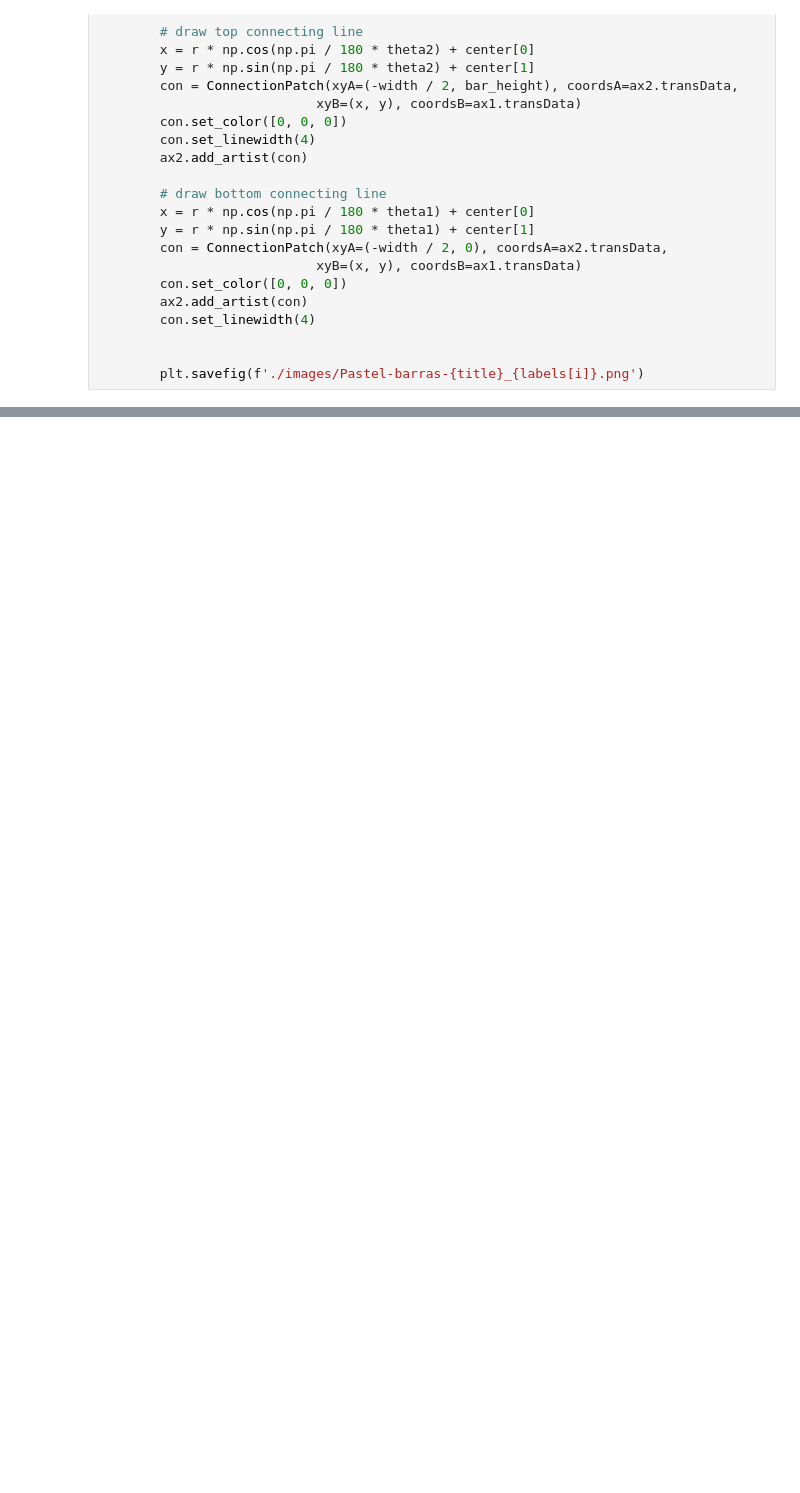
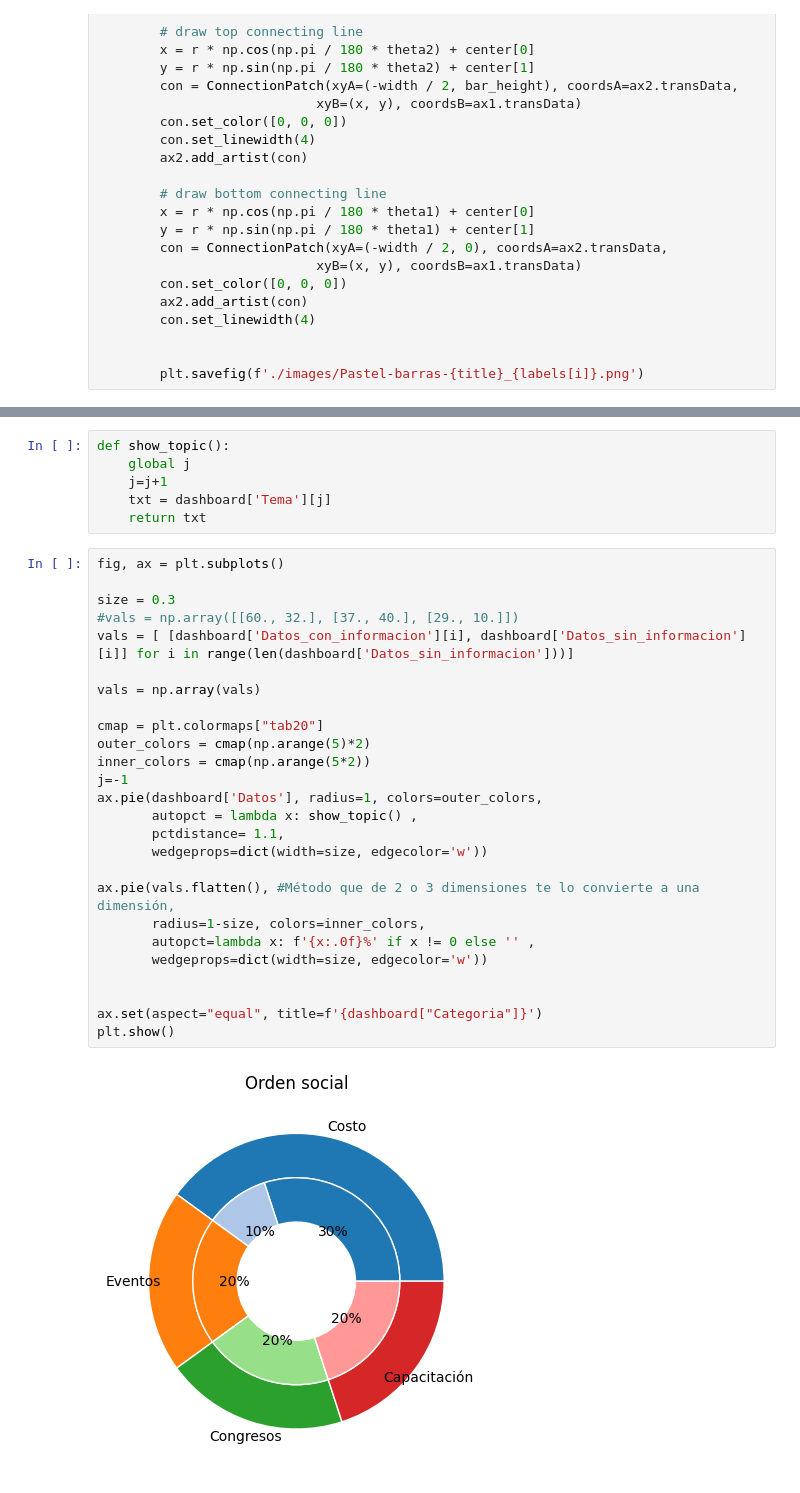
Before and after one commit to BricoBC/dashboard, a Jupyter notebook: main copy.ipynb, the cells around one changed output, grey strips where cells are left out. Cells and saved outputs as stored; diff of their text form; blank space fills up the shorter version.

```diff
--- a/main copy.ipynb
+++ b/main copy.ipynb
@@ -266,0 +311,34 @@ Se termino de crear las imagenes de Energía eléctrica
+# %%
+def show_topic():
+    global j
+    j=j+1
+    txt = dashboard['Tema'][j]
+    return txt
+# %%
+fig, ax = plt.subplots()
+
+size = 0.3
+#vals = np.array([[60., 32.], [37., 40.], [29., 10.]])
+vals = [ [dashboard['Datos_con_informacion'][i], dashboard['Datos_sin_informacion'][i]] for i in range(len(dashboard['Datos_sin_informacion']))]
+
+vals = np.array(vals)
+
+cmap = plt.colormaps["tab20"]
+outer_colors = cmap(np.arange(5)*2)
+inner_colors = cmap(np.arange(5*2))
+j=-1
+ax.pie(dashboard['Datos'], radius=1, colors=outer_colors,
+       autopct = lambda x: show_topic() ,
+       pctdistance= 1.1,
+       wedgeprops=dict(width=size, edgecolor='w'))
+
+ax.pie(vals.flatten(), #Método que de 2 o 3 dimensiones te lo convierte a una dimensión,
+       radius=1-size, colors=inner_colors,
+       autopct=lambda x: f'{x:.0f}%' if x != 0 else '' ,
+       wedgeprops=dict(width=size, edgecolor='w'))
+
+
+ax.set(aspect="equal", title=f'{dashboard["Categoria"]}')
+plt.show()
+# %% [output]
+[figure, added]
```
Also changed, not shown: parts of 13 cells of this notebook, 3 other files.
